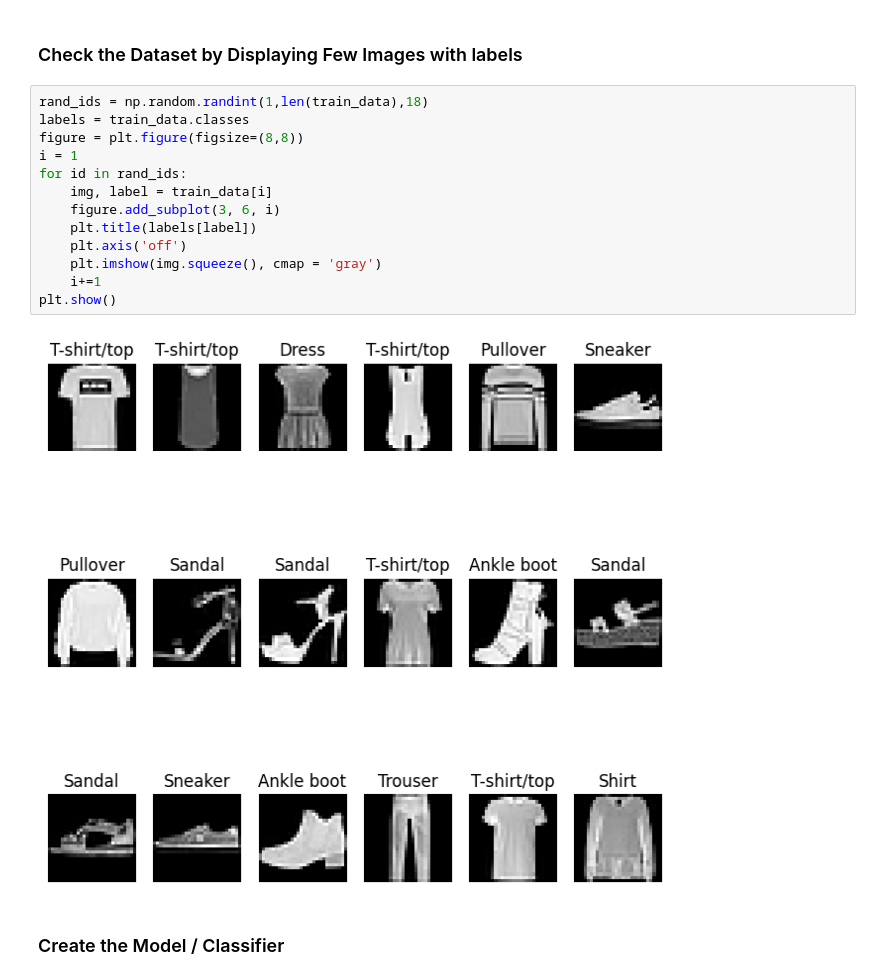
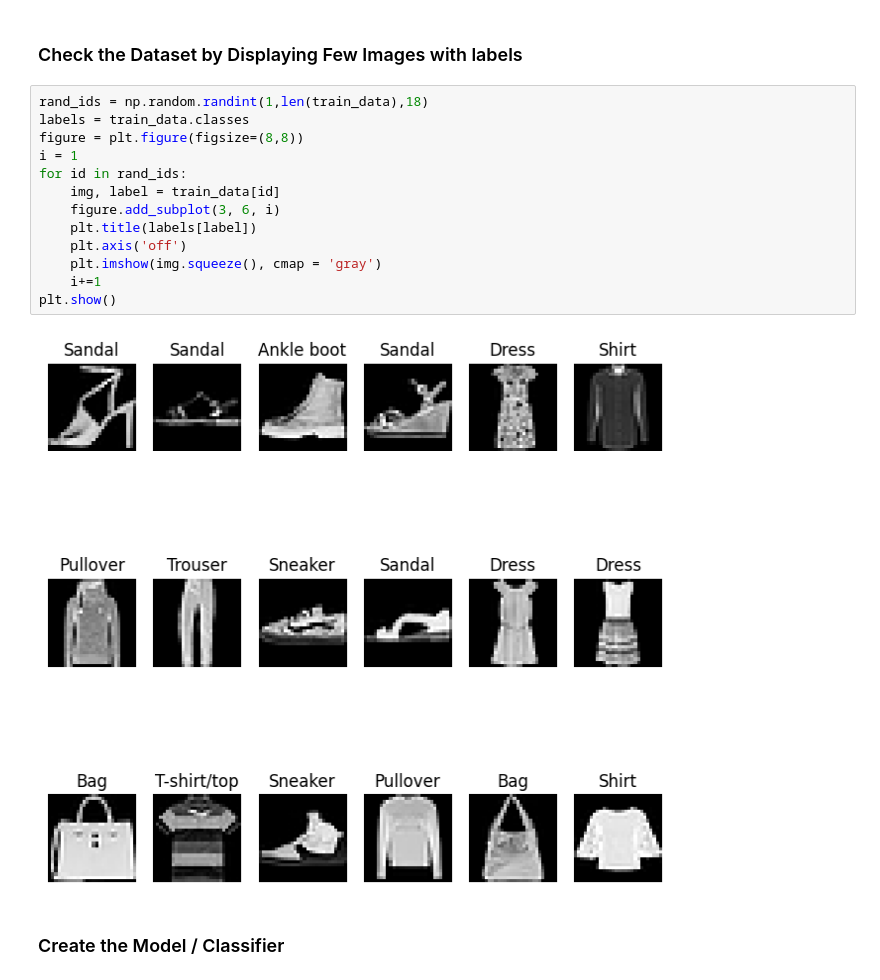
Before and after one commit to abdulnim/Pytorch-Projects, a Jupyter notebook: FashionMNIST/FashionMNIST_CNN/FashionMNISTCNN.ipynb, the cells around one changed output. Saved outputs shown, nothing was run; the diff lists cells and outputs as text.

```diff
--- a/FashionMNIST/FashionMNIST_CNN/FashionMNISTCNN.ipynb
+++ b/FashionMNIST/FashionMNIST_CNN/FashionMNISTCNN.ipynb
@@ -28,18 +28,18 @@ Using cuda
 # %%
 rand_ids = np.random.randint(1,len(train_data),18)
 labels = train_data.classes
 figure = plt.figure(figsize=(8,8))
 i = 1
 for id in rand_ids:
-    img, label = train_data[i]
+    img, label = train_data[id]
     figure.add_subplot(3, 6, i)
     plt.title(labels[label])
     plt.axis('off')
     plt.imshow(img.squeeze(), cmap = 'gray')
     i+=1
 plt.show()
 # %% [output]
-[figure, old version]
+[figure, new version]
 # %% [markdown]
 ### Create the Model / Classifier
 # %%
```
Also changed, not shown: parts of 3 cells of this notebook.
